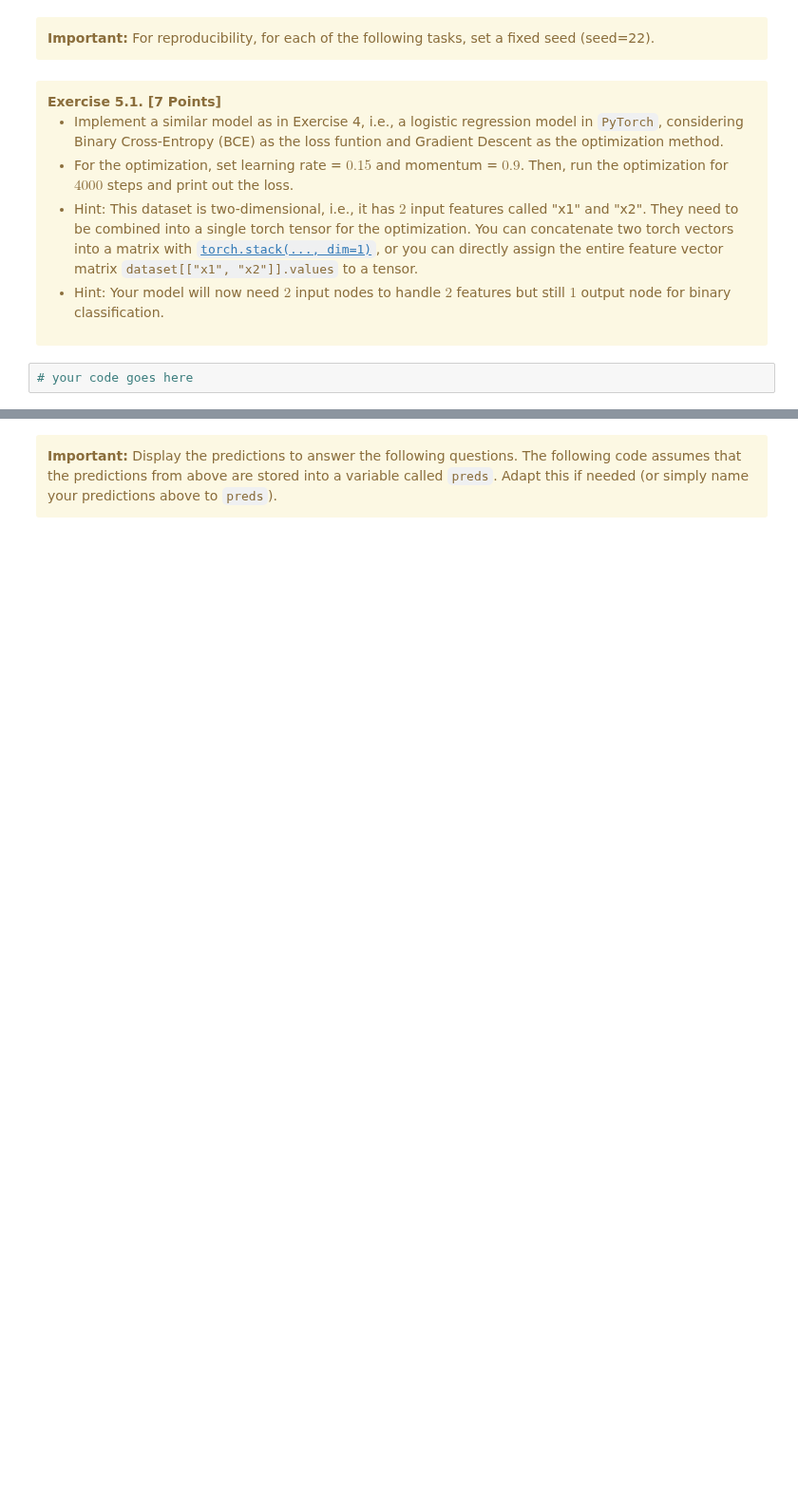
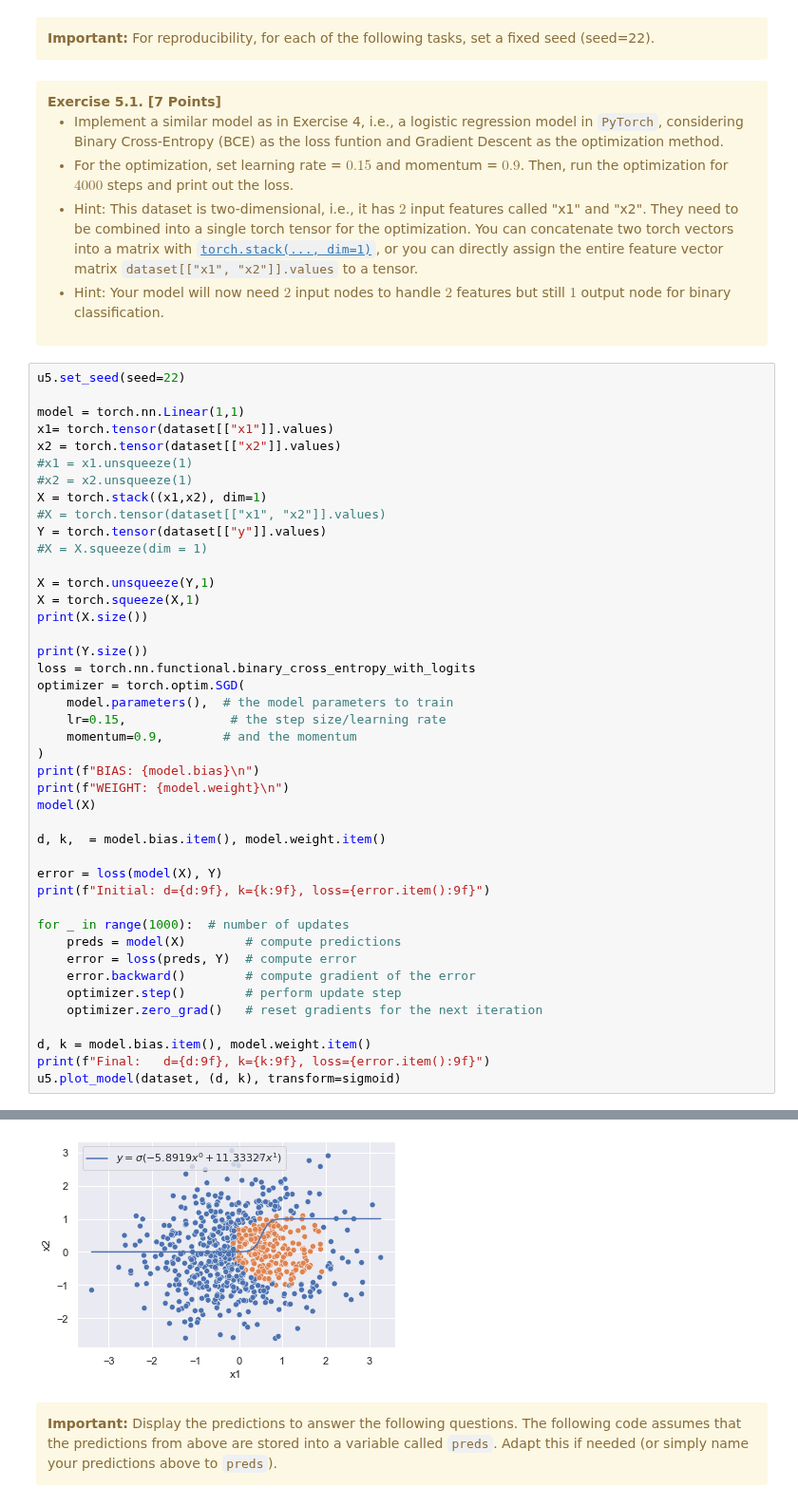
Before and after one commit to qtakmalay/JupyterProjects, a Jupyter notebook: U5/U5_Assignment.ipynb, the cells around one changed output, grey strips where cells are left out. Shown at 95% size. Saved outputs shown, nothing was run; the diff lists cells and outputs as text; blank space fills up the shorter version.

```diff
--- a/U5/U5_Assignment.ipynb
+++ b/U5/U5_Assignment.ipynb
@@ -377,5 +429,47 @@ dataset.head()
         <li>Hint: Your model will now need $2$ input nodes to handle $2$ features but still $1$ output node for binary classification.</li>
     </ul>
 </div>
-# %%
-# your code goes here
+# %%
+u5.set_seed(seed=22)
+
+model = torch.nn.Linear(1,1)
+x1= torch.tensor(dataset[["x1"]].values)
+x2 = torch.tensor(dataset[["x2"]].values)
+#x1 = x1.unsqueeze(1)
+#x2 = x2.unsqueeze(1)
+X = torch.stack((x1,x2), dim=1)
+#X = torch.tensor(dataset[["x1", "x2"]].values)
+Y = torch.tensor(dataset[["y"]].values)
+#X = X.squeeze(dim = 1)
+
+X = torch.unsqueeze(Y,1)
+X = torch.squeeze(X,1)
+print(X.size())
+
+print(Y.size())
+loss = torch.nn.functional.binary_cross_entropy_with_logits
+optimizer = torch.optim.SGD(
+    model.parameters(),  # the model parameters to train
+    lr=0.15,              # the step size/learning rate
+    momentum=0.9,        # and the momentum
+)
+print(f"BIAS: {model.bias}\n")
+print(f"WEIGHT: {model.weight}\n")
+model(X)
+
+d, k,  = model.bias.item(), model.weight.item()
+
+error = loss(model(X), Y)
+print(f"Initial: d={d:9f}, k={k:9f}, loss={error.item():9f}")
+
+for _ in range(1000):  # number of updates
+    preds = model(X)        # compute predictions
+    error = loss(preds, Y)  # compute error
+    error.backward()        # compute gradient of the error
+    optimizer.step()        # perform update step
+    optimizer.zero_grad()   # reset gradients for the next iteration
+
+d, k = model.bias.item(), model.weight.item()
+print(f"Final:   d={d:9f}, k={k:9f}, loss={error.item():9f}")
+u5.plot_model(dataset, (d, k), transform=sigmoid)
+# %% [output]
@@ -382,3 +486,4 @@ dataset.head()
+[figure, added]
 # %% [markdown]
 <div class="alert alert-warning">
     <b>Important:</b> Display the predictions to answer the following questions. The following code assumes that the predictions from above are stored into a variable called <code>preds</code>. Adapt this if needed (or simply name your predictions above to <code>preds</code>).
```
Also changed, not shown: parts of 20 cells of this notebook, 1 other file.
